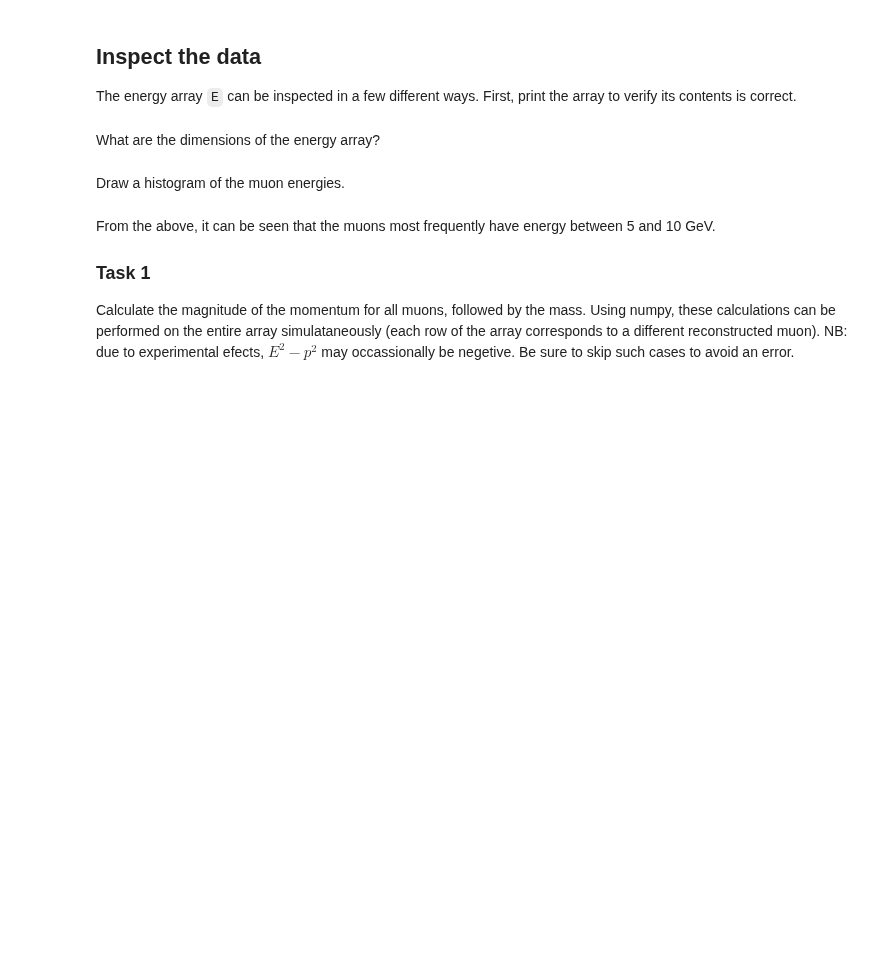
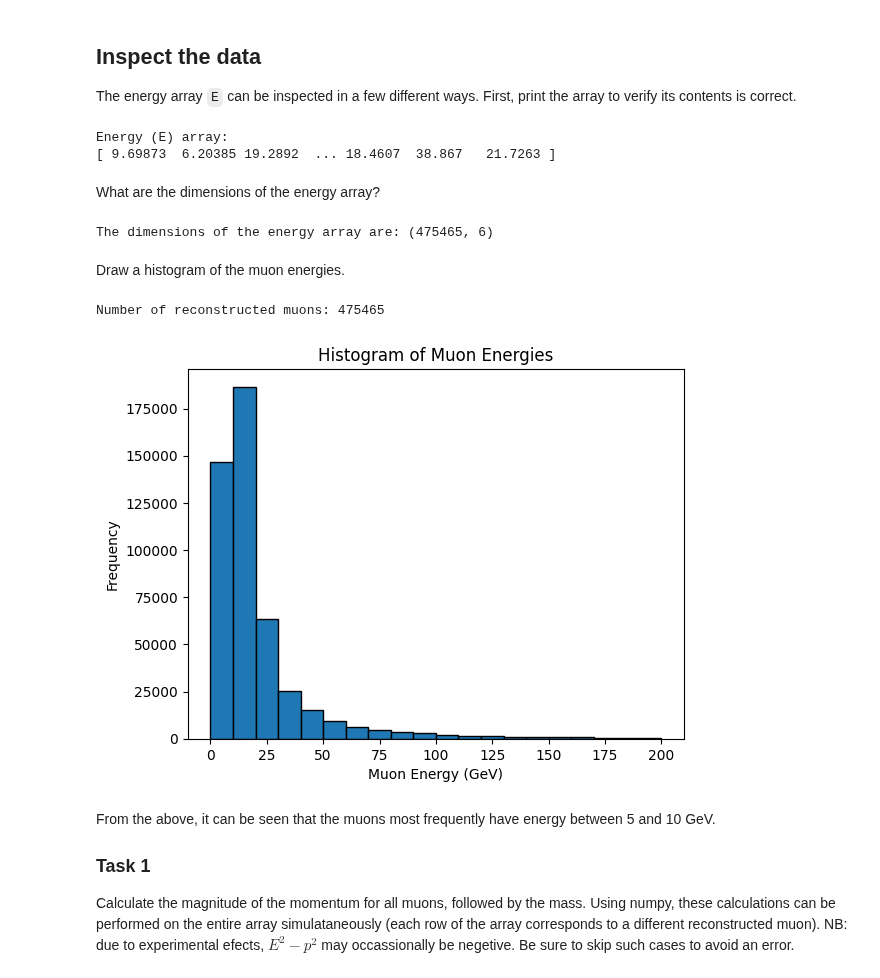
Before and after one commit to CWCopeland/ComputationalPhysics, a Jupyter notebook: Projects/Mini_Project_01_Fitting_CMS_Muon_Data.ipynb, the cells around one changed output. Saved outputs shown, nothing was run; the diff lists cells and outputs as text; code cells hidden in the pictures; blank space fills up the shorter version.

```diff
--- a/Projects/Mini_Project_01_Fitting_CMS_Muon_Data.ipynb
+++ b/Projects/Mini_Project_01_Fitting_CMS_Muon_Data.ipynb
@@ -59,10 +141,49 @@ From this 2D array, create simple 1D arrays for each of the six variables using
 ## Inspect the data
 
 The energy array `E` can be inspected in a few different ways. First, print the array to verify its contents is correct.
+# %%
+E = data[:, 2]
+
+# Print the energy array to verify its contents
+print("Energy (E) array:")
+print(E)
+# %% [output]
+Energy (E) array:
+[ 9.69873  6.20385 19.2892  ... 18.4607  38.867   21.7263 ]
 # %% [markdown]
 What are the dimensions of the energy array?
+# %%
+dimensions = data.shape
+
+# Print the dimensions of the array
+print(f"The dimensions of the energy array are: {dimensions}")
+# %% [output]
+The dimensions of the energy array are: (475465, 6)
 # %% [markdown]
 Draw a histogram of the muon energies.
+# %%
+import numpy as np
+import matplotlib.pyplot as plt
+
+# Load the CSV file into a numpy array, skipping the first row
+data = np.loadtxt('/muons.csv', delimiter=',', skiprows=1)
+
+# Determine the shape of the array
+num_muons = data.shape[0]
+print(f"Number of reconstructed muons: {num_muons}")
+
+# Extract the energy column (assuming it's the 3rd column, index 2)
+energies = data[:, 2]
+
+# Draw a histogram of the muon energies between 0 and 200 GeV
+plt.hist(energies, bins=20, range=(0, 200), edgecolor='black')
+plt.xlabel('Muon Energy (GeV)')
+plt.ylabel('Frequency')
+plt.title('Histogram of Muon Energies')
+plt.show()
+# %% [output]
+Number of reconstructed muons: 475465
+[figure, added]
 # %% [markdown]
 From the above, it can be seen that the muons most frequently have energy between 5 and 10 GeV.
 
```
Also changed, not shown: parts of 4 cells of this notebook.
